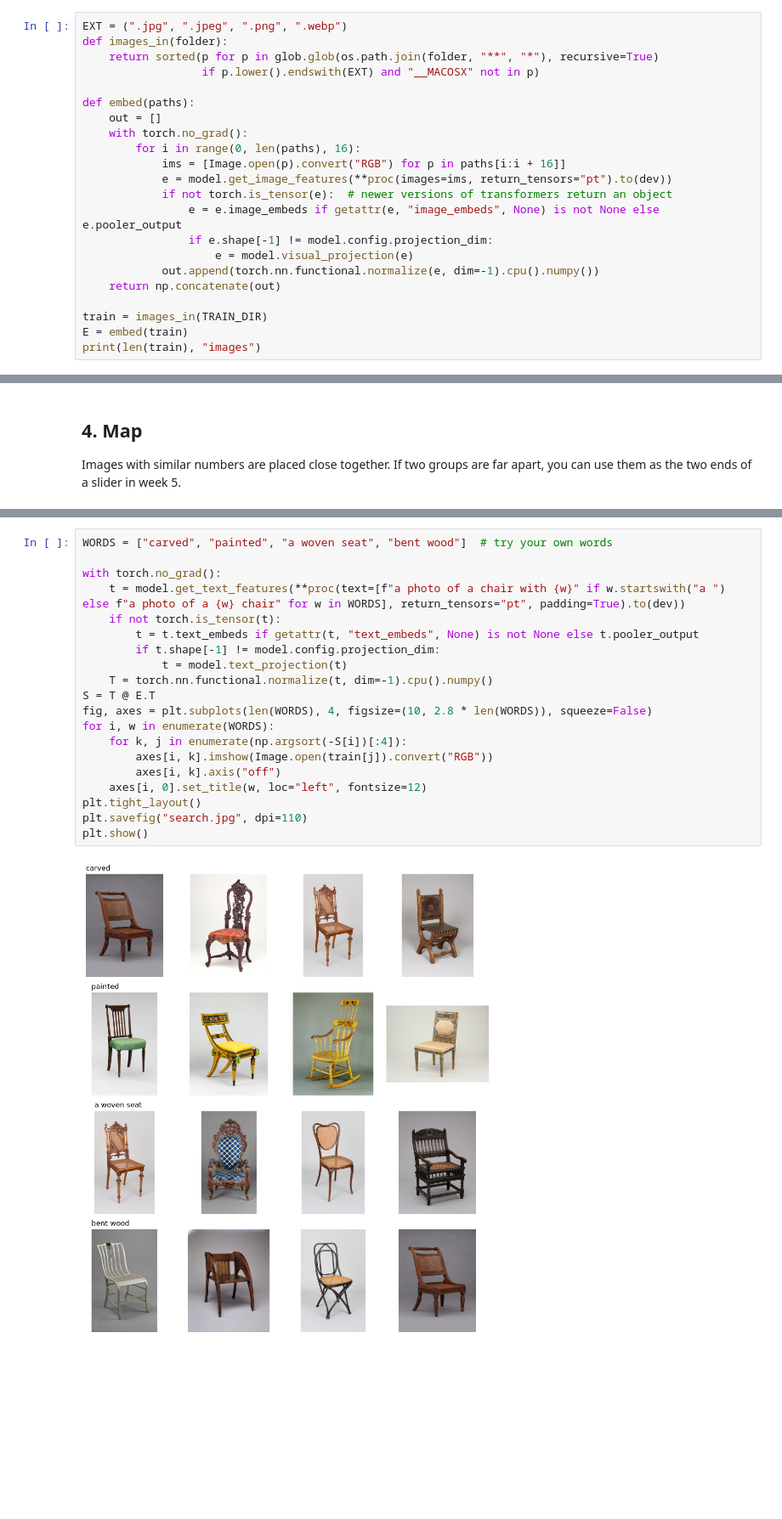
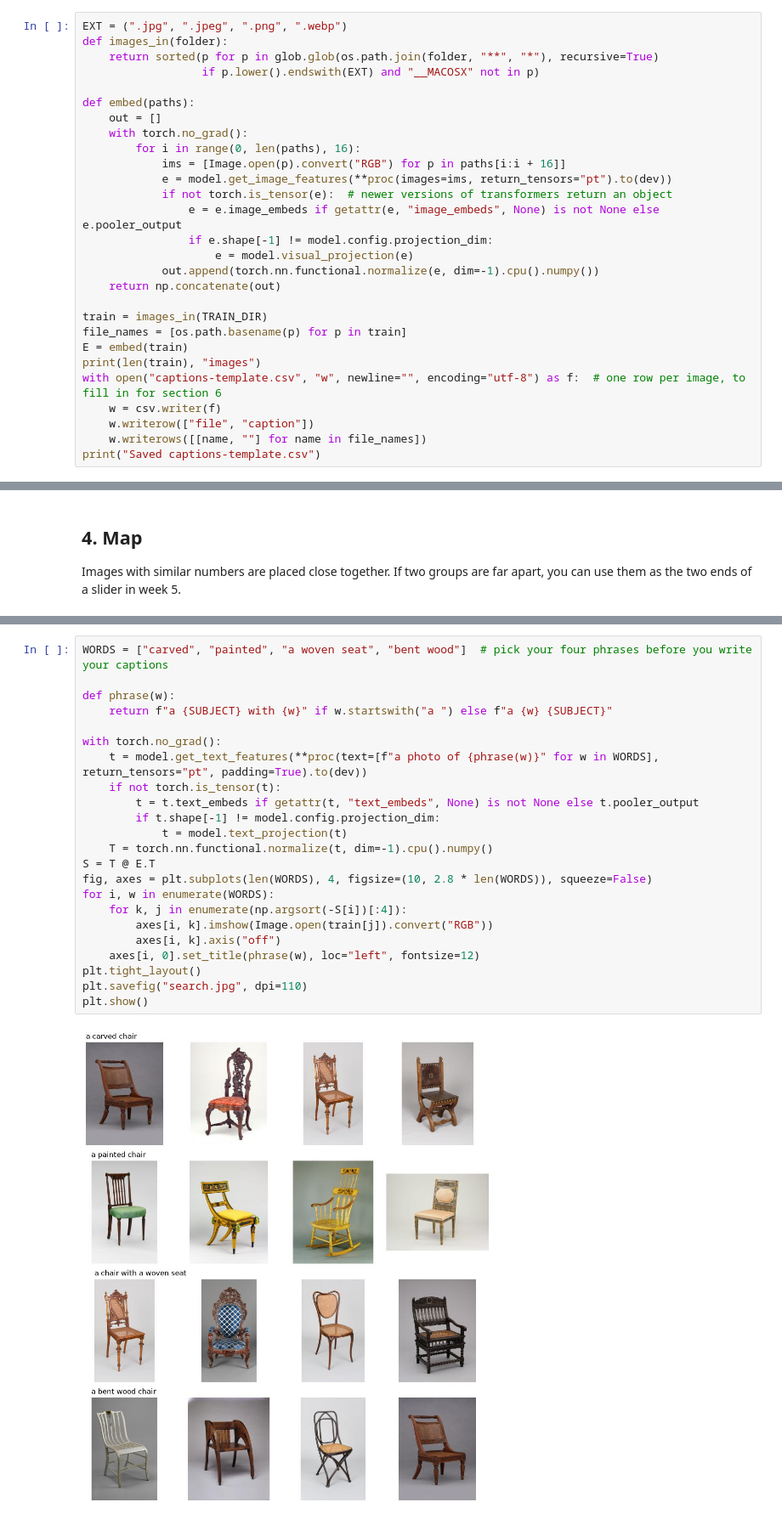
Before and after one commit to chuanenlin/mlfordesign, a Jupyter notebook: notebooks/week-04-map-your-set.ipynb, the cells around one changed output, grey strips where cells are left out. Shown at 85% size. Saved outputs shown, nothing was run; the diff lists cells and outputs as text; blank space fills up the shorter version.

```diff
--- a/notebooks/week-04-map-your-set.ipynb
+++ b/notebooks/week-04-map-your-set.ipynb
@@ -78,7 +124,13 @@ def embed(paths):
     return np.concatenate(out)
 
 train = images_in(TRAIN_DIR)
+file_names = [os.path.basename(p) for p in train]
 E = embed(train)
 print(len(train), "images")
+with open("captions-template.csv", "w", newline="", encoding="utf-8") as f:  # one row per image, to fill in for section 6
+    w = csv.writer(f)
+    w.writerow(["file", "caption"])
+    w.writerows([[name, ""] for name in file_names])
+print("Saved captions-template.csv")
 # %% [output]
 56 images
@@ -113,25 +166,28 @@ You can change WORDS to your own words and run the cell again, and it will show
 # %%
-WORDS = ["carved", "painted", "a woven seat", "bent wood"]  # try your own words
+WORDS = ["carved", "painted", "a woven seat", "bent wood"]  # pick your four phrases before you write your captions
+
+def phrase(w):
+    return f"a {SUBJECT} with {w}" if w.startswith("a ") else f"a {w} {SUBJECT}"
 
 with torch.no_grad():
-    t = model.get_text_features(**proc(text=[f"a photo of a chair with {w}" if w.startswith("a ") else f"a photo of a {w} chair" for w in WORDS], return_tensors="pt", padding=True).to(dev))
+    t = model.get_text_features(**proc(text=[f"a photo of {phrase(w)}" for w in WORDS], return_tensors="pt", padding=True).to(dev))
     if not torch.is_tensor(t):
         t = t.text_embeds if getattr(t, "text_embeds", None) is not None else t.pooler_output
         if t.shape[-1] != model.config.projection_dim:
             t = model.text_projection(t)
     T = torch.nn.functional.normalize(t, dim=-1).cpu().numpy()
 S = T @ E.T
 fig, axes = plt.subplots(len(WORDS), 4, figsize=(10, 2.8 * len(WORDS)), squeeze=False)
 for i, w in enumerate(WORDS):
     for k, j in enumerate(np.argsort(-S[i])[:4]):
         axes[i, k].imshow(Image.open(train[j]).convert("RGB"))
         axes[i, k].axis("off")
-    axes[i, 0].set_title(w, loc="left", fontsize=12)
+    axes[i, 0].set_title(phrase(w), loc="left", fontsize=12)
 plt.tight_layout()
 plt.savefig("search.jpg", dpi=110)
 plt.show()
 # %% [output]
-[figure, old version]
+[figure, new version]
 # %% [markdown]
 ## 6. Compare two sets of captions
 
```
Also changed, not shown: parts of 8 cells of this notebook, 2 other files.
